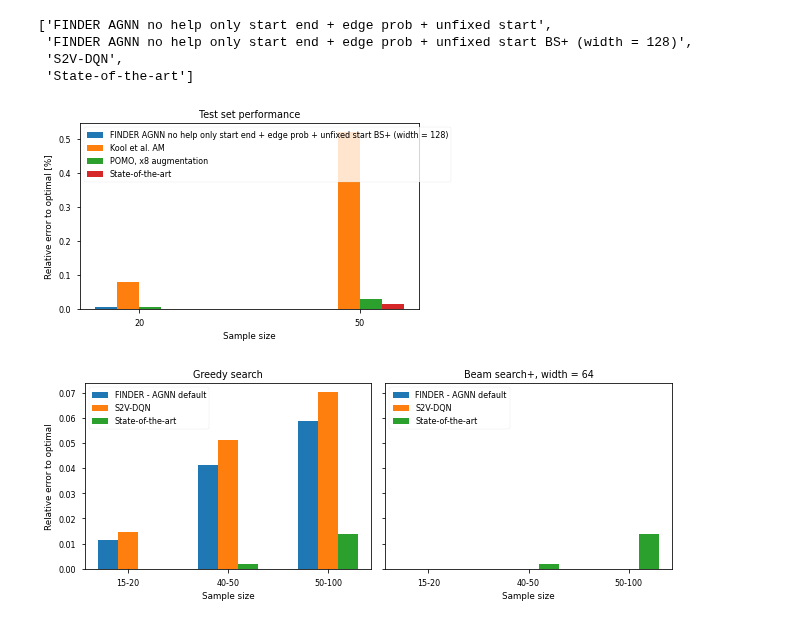
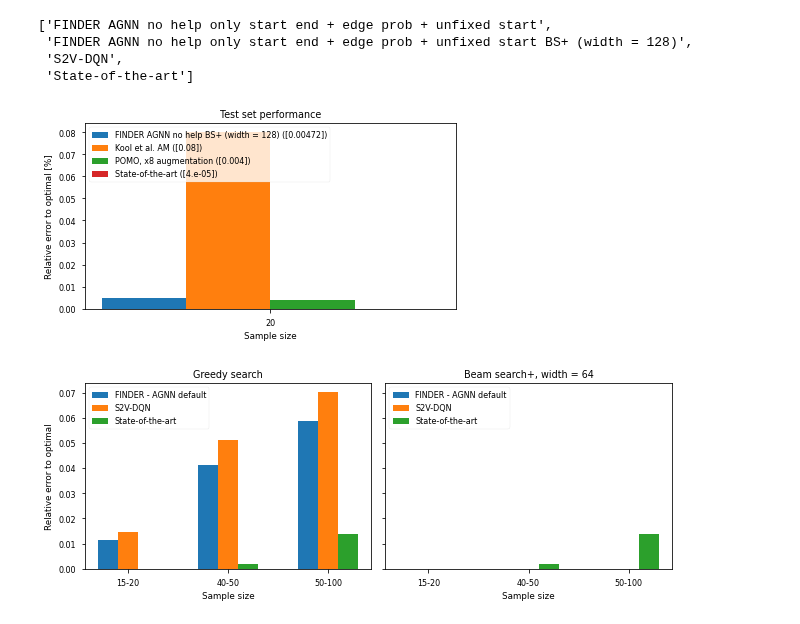
Before and after one commit to dschaub95/FINDER-TSP, a Jupyter notebook: FINDER_synthetic_test_visualization.ipynb, the cells around one changed output. Drawn from its saved outputs; the diff is of its cells as text; code cells hidden in the pictures.

```diff
--- a/FINDER_synthetic_test_visualization.ipynb
+++ b/FINDER_synthetic_test_visualization.ipynb
@@ -22,6 +22,7 @@ test_set_names = [test_set_0, test_set_1, test_set_2]
 test_set_0 = 'synthetic_n_20_1000'
 test_set_1 = 'synthetic_n_50_1000'
 test_set_names = [test_set_0, test_set_1]
+test_set_names = [test_set_0]
 # %% [markdown]
 ## Specifiy model paths and model names (to load results files)
 # %%
@@ -83,5 +80,5 @@ Using placeholders!
 # %%
-model_names_short = ['FINDER ' + ' '.join(model_name.split('_')[0:-4]) for model_name in model_names]
+model_names_short = ['FINDER ' + ' '.join(model_name.split('_')[0:-13]) for model_name in model_names]
 model_names_search = []
 for k, model_name in enumerate(model_names_short):
     for search_strategy in search_strategies[k]:
@@ -108,27 +105,27 @@ model_names_search
 # %%
 mpl.style.use('seaborn-paper')
 
 fig, axs = plt.subplots(1, 1, figsize=(6,3.5), sharex=False, sharey=False)
 
 width = 0.1
 num_test_sets = len(mean_approx_ratios[0])
 num_models = len(mean_approx_ratios)
 # number of testsets
 x = np.arange(0,num_test_sets)
 for k, model_name in enumerate(model_names_search):
     offset = width * num_models / 2 - width / 2
     pos = x + k * width - offset
-    axs.bar(pos, mean_errors[k], label=model_name, width=width)
+    axs.bar(pos, mean_errors[k], label=f'{model_name} ({np.round(mean_errors[k], 5)})', width=width)
 axs.legend(loc='upper left')
 axs.set_ylabel('Relative error to optimal [%]')
 axs.set_title('Test set performance')
 axs.set_xticks(x)
-axs.set_xticklabels(['20', '50'])
+axs.set_xticklabels(['20'])
 axs.set_xlabel('Sample size')
 plt.tight_layout()
 plt.savefig(f'plots/testset_performance_new.png', dpi=400)
 # %% [output]
-[figure, old version]
+[figure, new version]
 # %%
 search_strategy = 'greedy'
 
```
Also changed, not shown: parts of 2 cells of this notebook, 2 other files.
